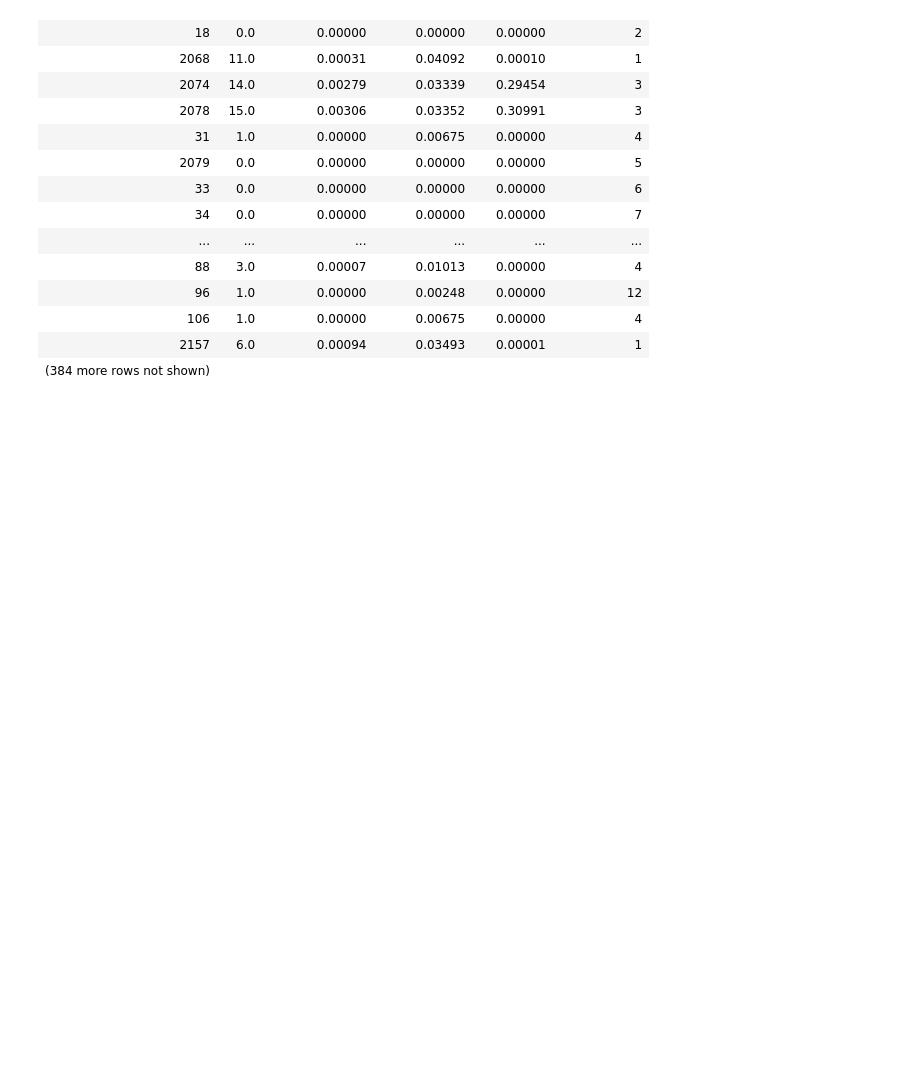
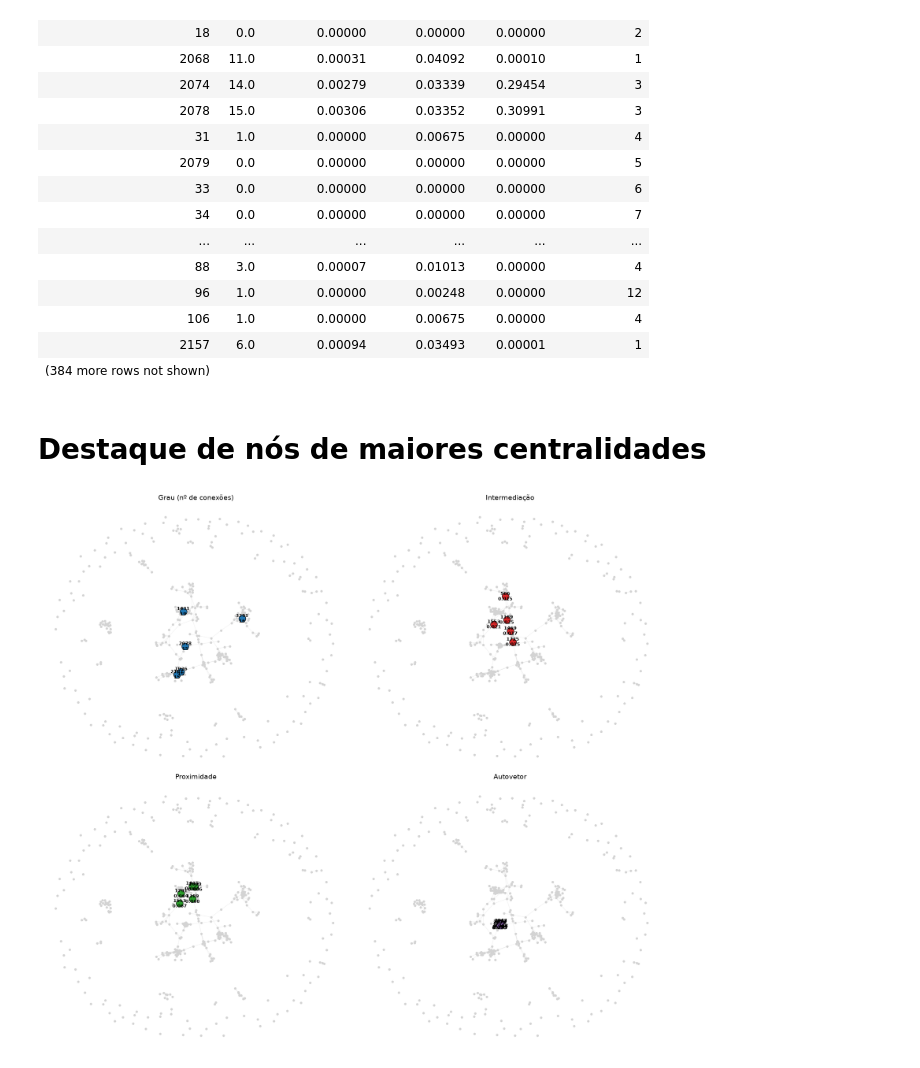
Before and after one commit to arthurvserodio/Analise-de-Grafos---TAG-26.2, a Jupyter notebook: src/FacebookGraph.ipynb, the cells around one changed output. Cells and saved outputs as stored; diff of their text form; code cells hidden in the pictures; blank space fills up the shorter version.

Commit message:
feat: criando seção de dedtaques dos n´ps de maiores centralidades

```diff
--- a/src/FacebookGraph.ipynb
+++ b/src/FacebookGraph.ipynb
@@ -171,3 +171,39 @@ show(tabela.round(5),
 | 106 | 1.0 | 0.00000 | 0.00675 | 0.00000 | 4 |
 | 2157 | 6.0 | 0.00094 | 0.03493 | 0.00001 | 1 |
 | (384 more rows not shown) |  |  |  |  |  |
+# %% [markdown]
+# Destaque de nós de maiores centralidades
+# %%
+centralidades = {
+    "grau": ("#1f77b4", "Grau (nº de conexões)"),
+    "intermediacao": ("#d62728", "Intermediação"),
+    "proximidade": ("#2ca02c", "Proximidade"),
+    "autovetor": ("#9467bd", "Autovetor"),
+}
+
+fig, axs = plt.subplots(2, 2, figsize=(18, 16))
+pos = nx.spring_layout(Amostra_graph, seed=50)  # mesma posição nos 4 painéis
+
+for ax, (coluna, (cor, titulo)) in zip(axs.flat, centralidades.items()):
+    top5 = tabela.nlargest(5, coluna)
+    nos_top = list(top5["no"])
+    valores = dict(zip(top5["no"], top5[coluna]))
+
+    nx.draw_networkx_edges(Amostra_graph, pos, ax=ax, alpha=0.05)
+    nx.draw_networkx_nodes(Amostra_graph, pos, ax=ax,
+                           node_color="lightgray", node_size=15)
+    nx.draw_networkx_nodes(Amostra_graph, pos, nodelist=nos_top, ax=ax,
+                           node_color=cor, node_size=200, edgecolors="black")
+
+    rotulos = {no: (f"{no}\n{valores[no]:.0f}" if coluna == "grau"
+                    else f"{no}\n{valores[no]:.3f}") for no in nos_top}
+    nx.draw_networkx_labels(Amostra_graph, pos, labels=rotulos, ax=ax,
+                            font_size=9, font_weight="bold")
+
+    ax.set_title(titulo, fontsize=14)
+    ax.axis("off")
+
+plt.tight_layout()
+plt.show()
+# %% [output]
+[figure, added]
```
Also changed, not shown: parts of 3 cells of this notebook.
